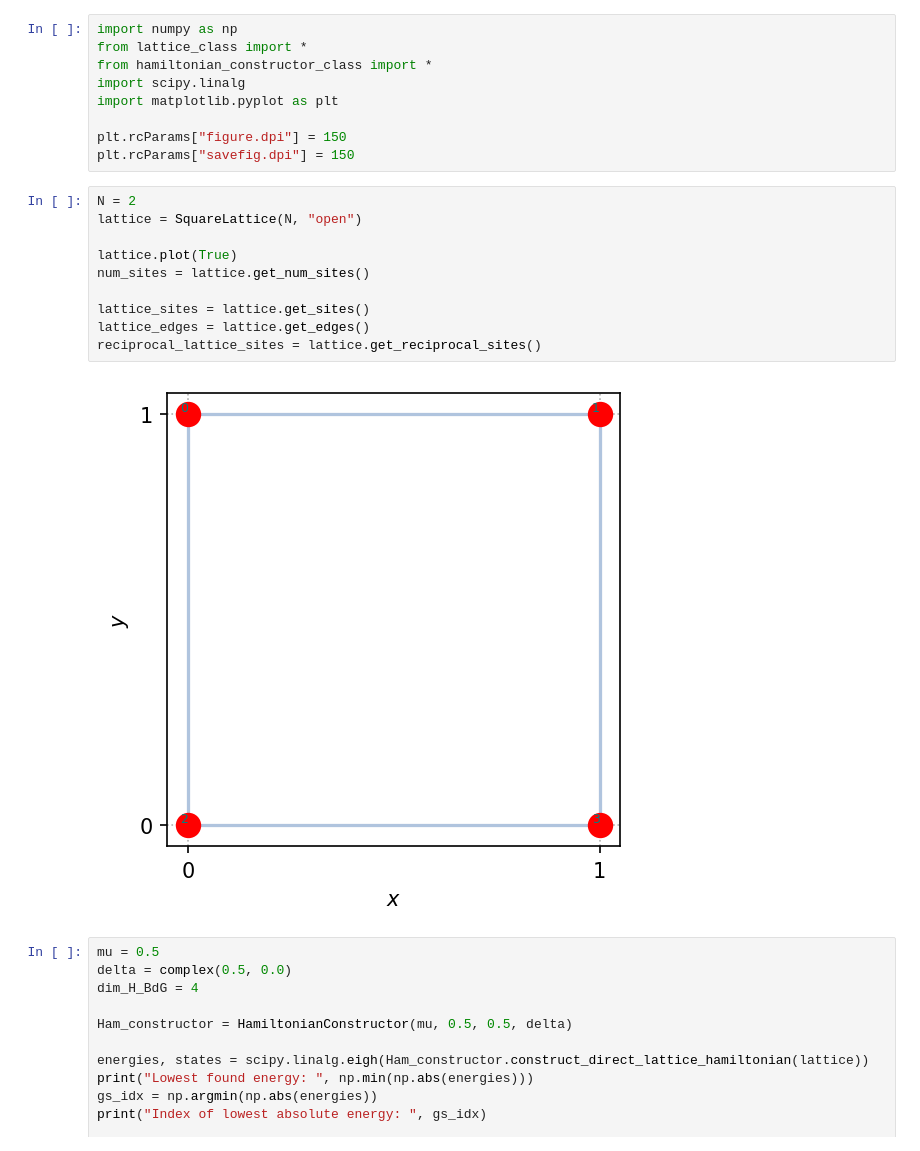
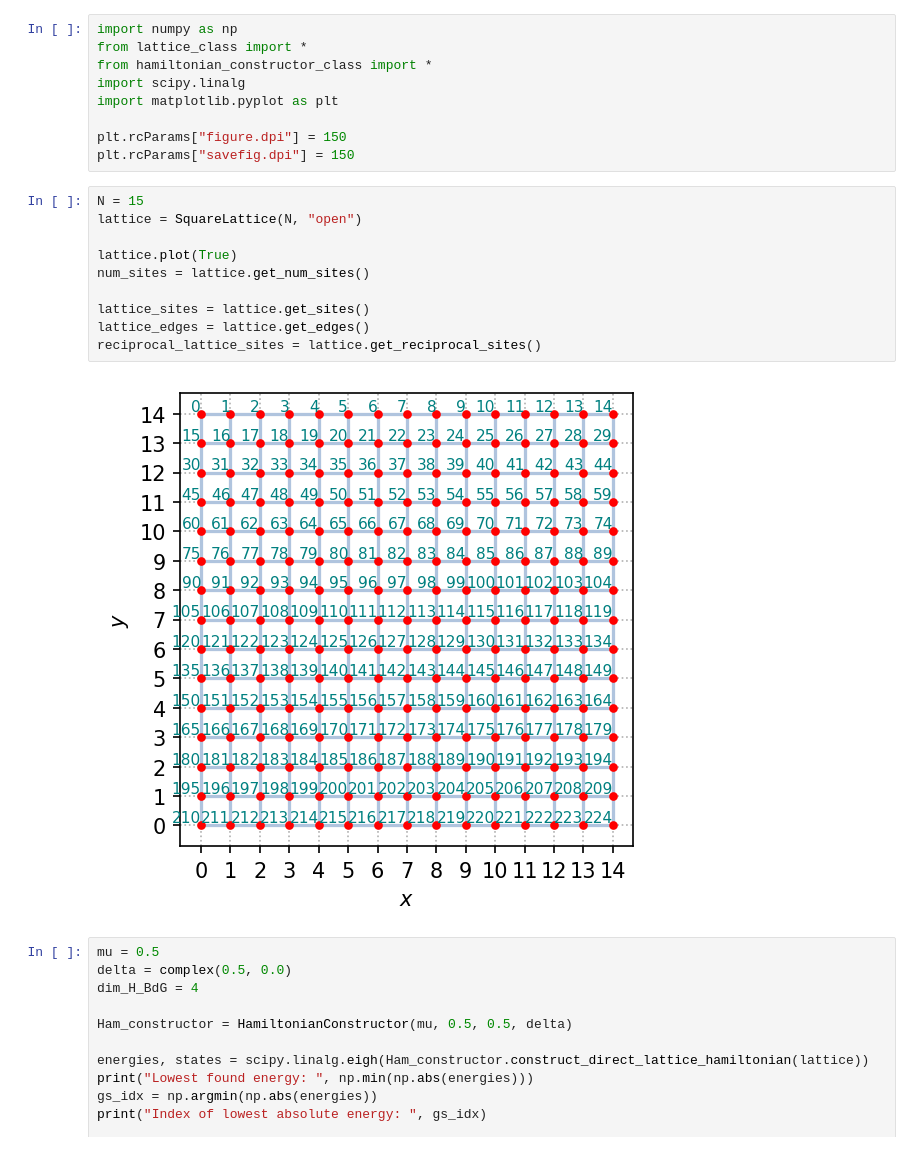
Before and after one commit to isschoch/chiral-p-wave-on-buckyball-geometry, a Jupyter notebook: direct_lattice_sc.ipynb, the cells around one changed output. Drawn from its saved outputs; the diff is of its cells as text.

```diff
--- a/direct_lattice_sc.ipynb
+++ b/direct_lattice_sc.ipynb
@@ -8,17 +8,17 @@ import matplotlib.pyplot as plt
 plt.rcParams["figure.dpi"] = 150
 plt.rcParams["savefig.dpi"] = 150
 # %%
-N = 2
+N = 15
 lattice = SquareLattice(N, "open")
 
 lattice.plot(True)
 num_sites = lattice.get_num_sites()
 
 lattice_sites = lattice.get_sites()
 lattice_edges = lattice.get_edges()
 reciprocal_lattice_sites = lattice.get_reciprocal_sites()
 # %% [output]
-[figure, old version]
+[figure, new version]
 # %%
 mu = 0.5
 delta = complex(0.5, 0.0)
```
Also changed, not shown: 3 other files.
